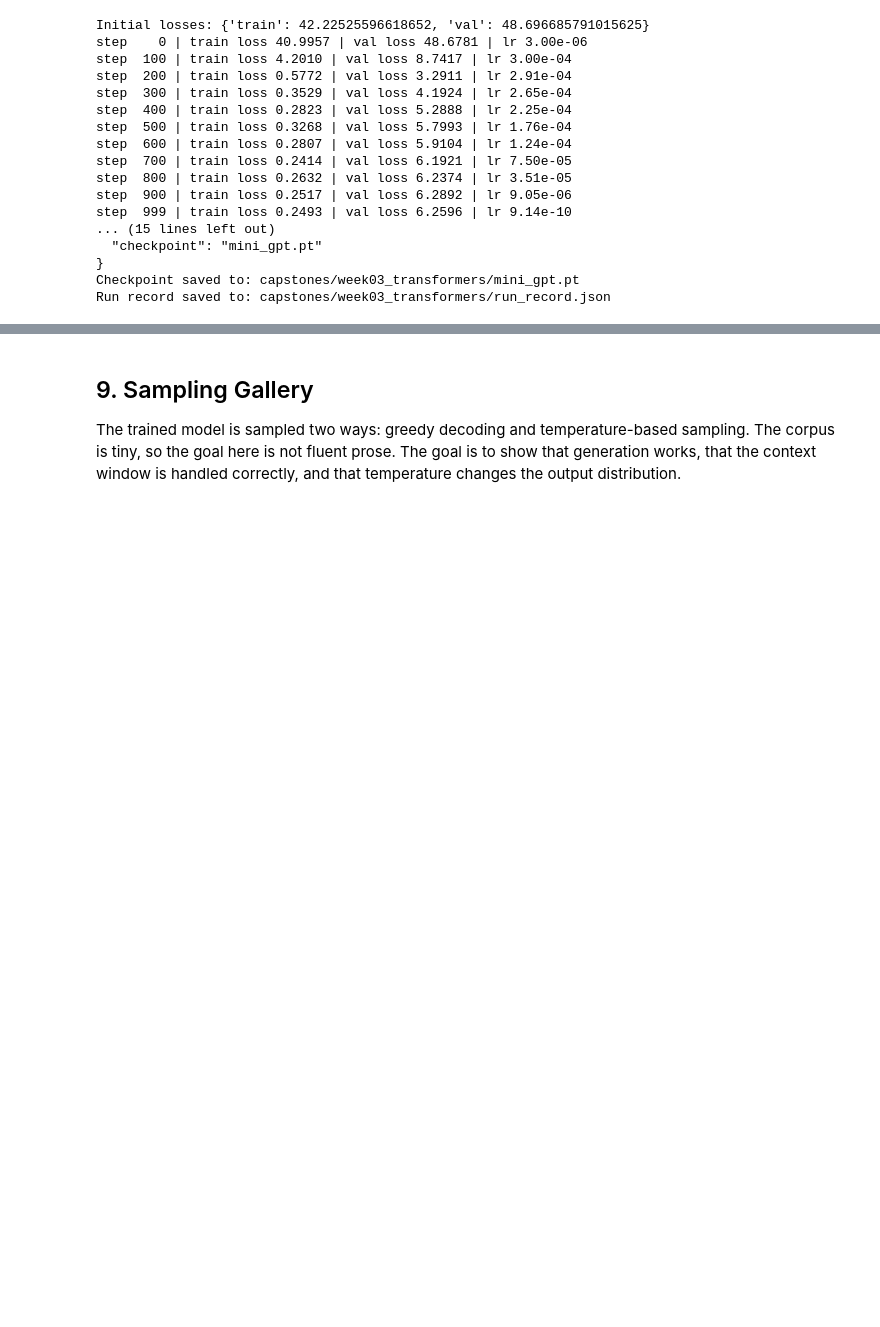
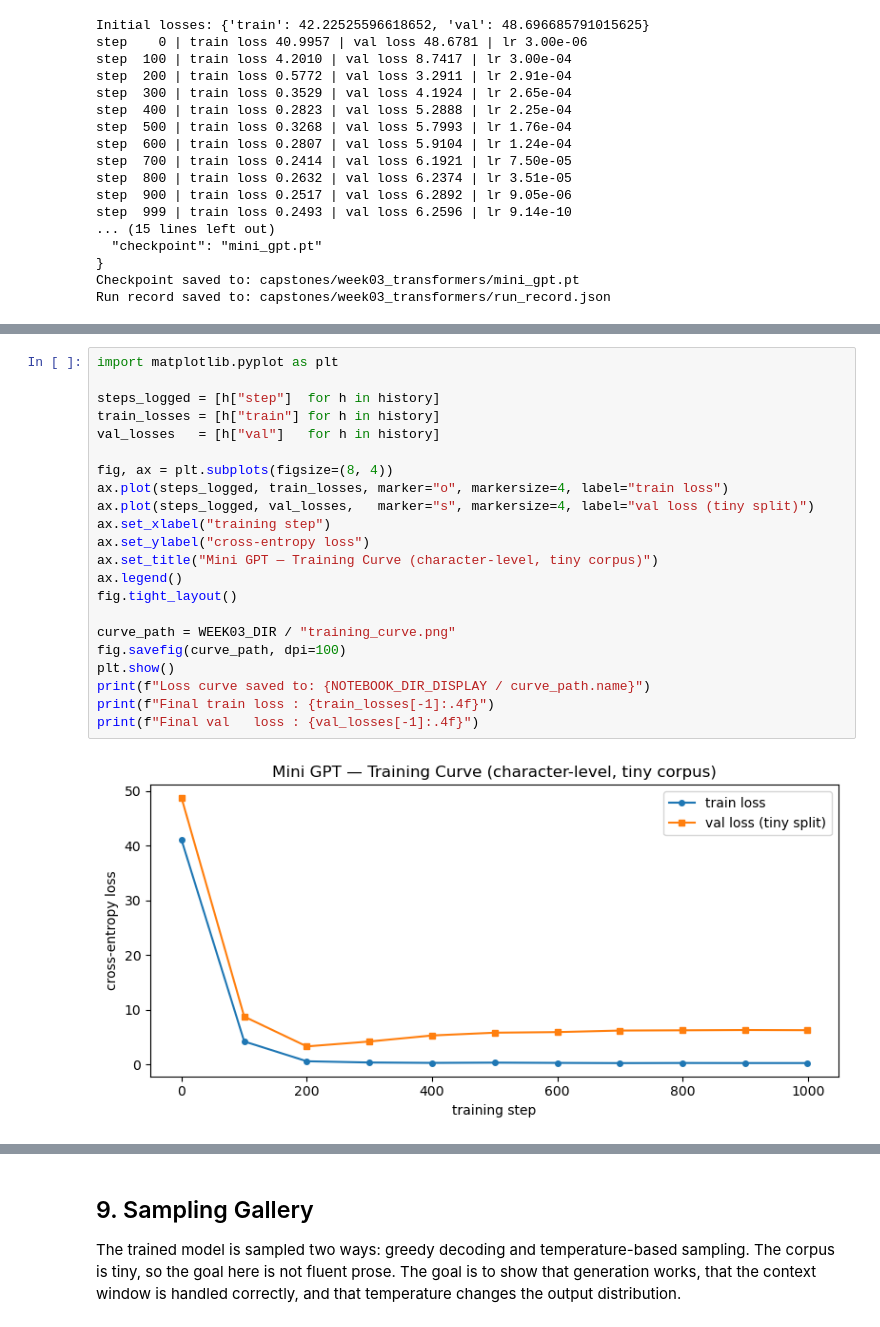
Before and after one commit to FranQuant/the-ai-engineer, a Jupyter notebook: capstones/week03_transformers/week03_master_capstone.ipynb, the cells around one changed output, grey strips where cells are left out. Drawn from its saved outputs; the diff is of its cells as text; blank space fills up the shorter version.

Commit message:
week03: add loss curve, interpretation markdown, update README
Co-Authored-By: Claude Sonnet 4.6 <noreply@anthropic.com>

```diff
--- a/capstones/week03_transformers/week03_master_capstone.ipynb
+++ b/capstones/week03_transformers/week03_master_capstone.ipynb
@@ -501,0 +520,24 @@ Run record saved to: capstones/week03_transformers/run_record.json
+# %%
+import matplotlib.pyplot as plt
+
+steps_logged = [h["step"]  for h in history]
+train_losses = [h["train"] for h in history]
+val_losses   = [h["val"]   for h in history]
+
+fig, ax = plt.subplots(figsize=(8, 4))
+ax.plot(steps_logged, train_losses, marker="o", markersize=4, label="train loss")
+ax.plot(steps_logged, val_losses,   marker="s", markersize=4, label="val loss (tiny split)")
+ax.set_xlabel("training step")
+ax.set_ylabel("cross-entropy loss")
+ax.set_title("Mini GPT — Training Curve (character-level, tiny corpus)")
+ax.legend()
+fig.tight_layout()
+
+curve_path = WEEK03_DIR / "training_curve.png"
+fig.savefig(curve_path, dpi=100)
+plt.show()
+print(f"Loss curve saved to: {NOTEBOOK_DIR_DISPLAY / curve_path.name}")
+print(f"Final train loss : {train_losses[-1]:.4f}")
+print(f"Final val   loss : {val_losses[-1]:.4f}")
+# %% [output]
+[figure, added]
```
Also changed, not shown: parts of 2 cells of this notebook, 3 other files.
